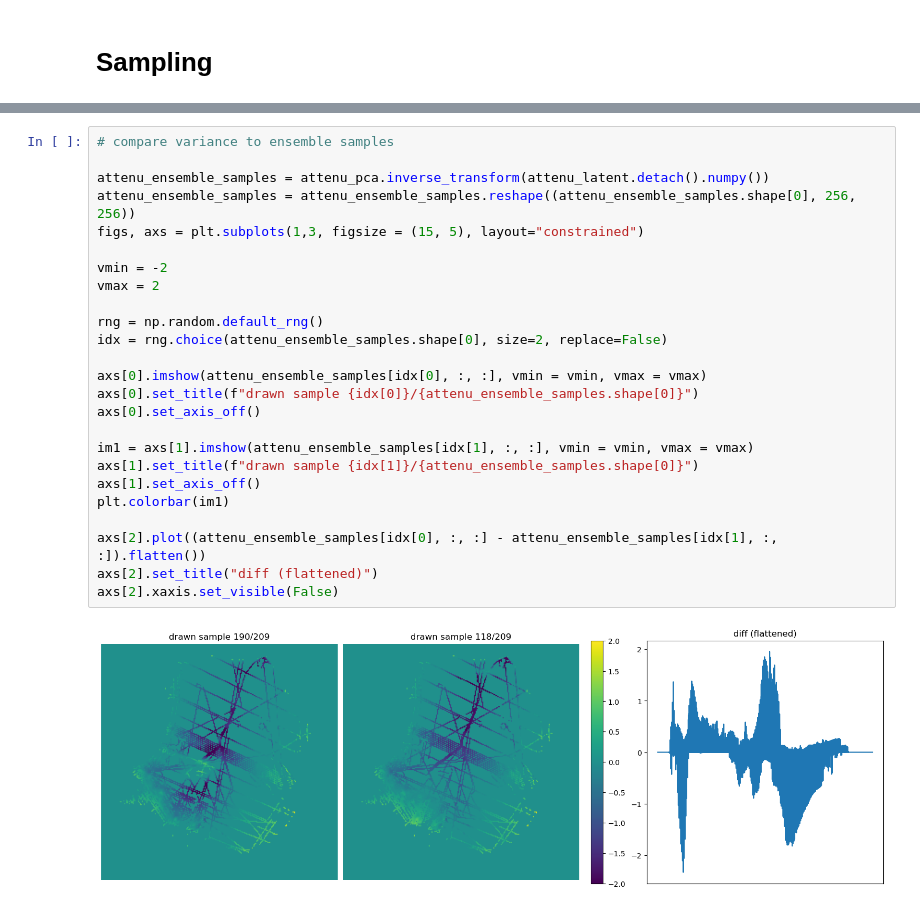
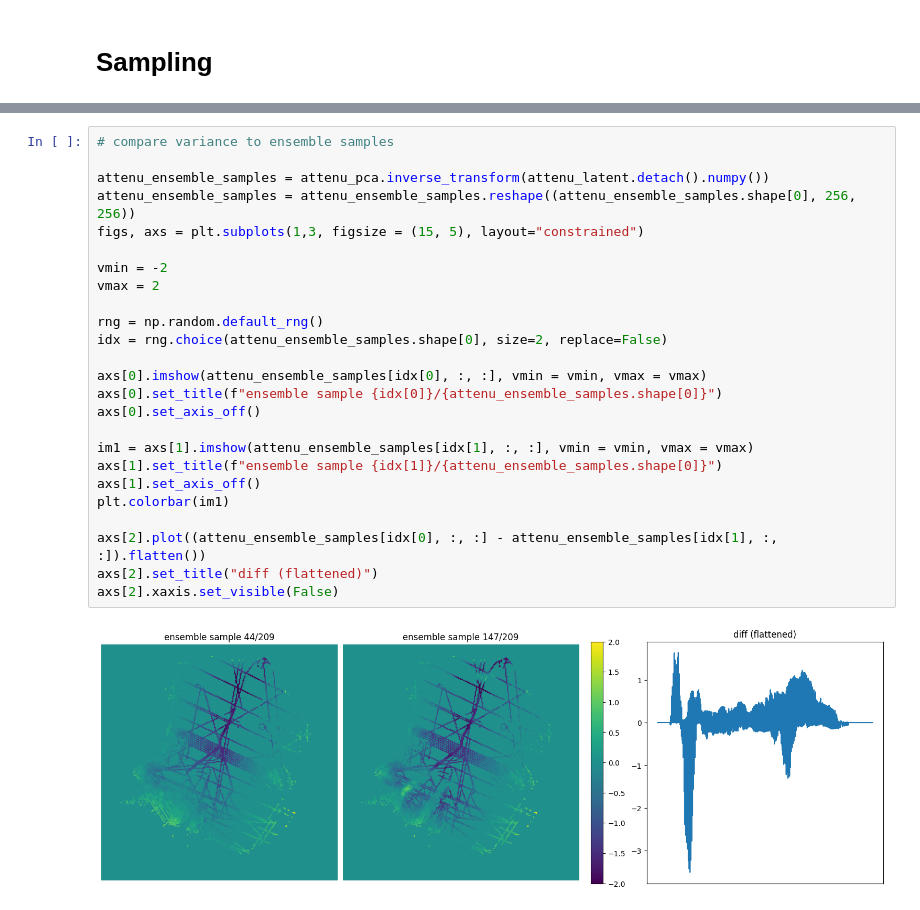
Before and after one commit to alastairyang/calibrated-prior, a Jupyter notebook: testing/normflows_testing.ipynb, the cells around one changed output, grey strips where cells are left out. Saved outputs shown, nothing was run; the diff lists cells and outputs as text.

```diff
--- a/testing/normflows_testing.ipynb
+++ b/testing/normflows_testing.ipynb
@@ -280,30 +280,30 @@ axs[2].xaxis.set_visible(False)
 # %%
 # compare variance to ensemble samples
 
 attenu_ensemble_samples = attenu_pca.inverse_transform(attenu_latent.detach().numpy())
 attenu_ensemble_samples = attenu_ensemble_samples.reshape((attenu_ensemble_samples.shape[0], 256, 256))
 figs, axs = plt.subplots(1,3, figsize = (15, 5), layout="constrained")
 
 vmin = -2
 vmax = 2
 
 rng = np.random.default_rng()
 idx = rng.choice(attenu_ensemble_samples.shape[0], size=2, replace=False)
 
 axs[0].imshow(attenu_ensemble_samples[idx[0], :, :], vmin = vmin, vmax = vmax)
-axs[0].set_title(f"drawn sample {idx[0]}/{attenu_ensemble_samples.shape[0]}")
+axs[0].set_title(f"ensemble sample {idx[0]}/{attenu_ensemble_samples.shape[0]}")
 axs[0].set_axis_off()
 
 im1 = axs[1].imshow(attenu_ensemble_samples[idx[1], :, :], vmin = vmin, vmax = vmax)
-axs[1].set_title(f"drawn sample {idx[1]}/{attenu_ensemble_samples.shape[0]}")
+axs[1].set_title(f"ensemble sample {idx[1]}/{attenu_ensemble_samples.shape[0]}")
 axs[1].set_axis_off()
 plt.colorbar(im1)
 
 axs[2].plot((attenu_ensemble_samples[idx[0], :, :] - attenu_ensemble_samples[idx[1], :, :]).flatten())
 axs[2].set_title("diff (flattened)")
 axs[2].xaxis.set_visible(False)
 # %% [output]
-[figure, old version]
+[figure, new version]
 # %%
 var_attenu_ensemble_samples = np.var(attenu_ensemble_samples, axis = 0)
 var_attenu_samples = np.var(attenu_samples, axis = 0)
```
Also changed, not shown: parts of 11 cells of this notebook, 3 other files.
